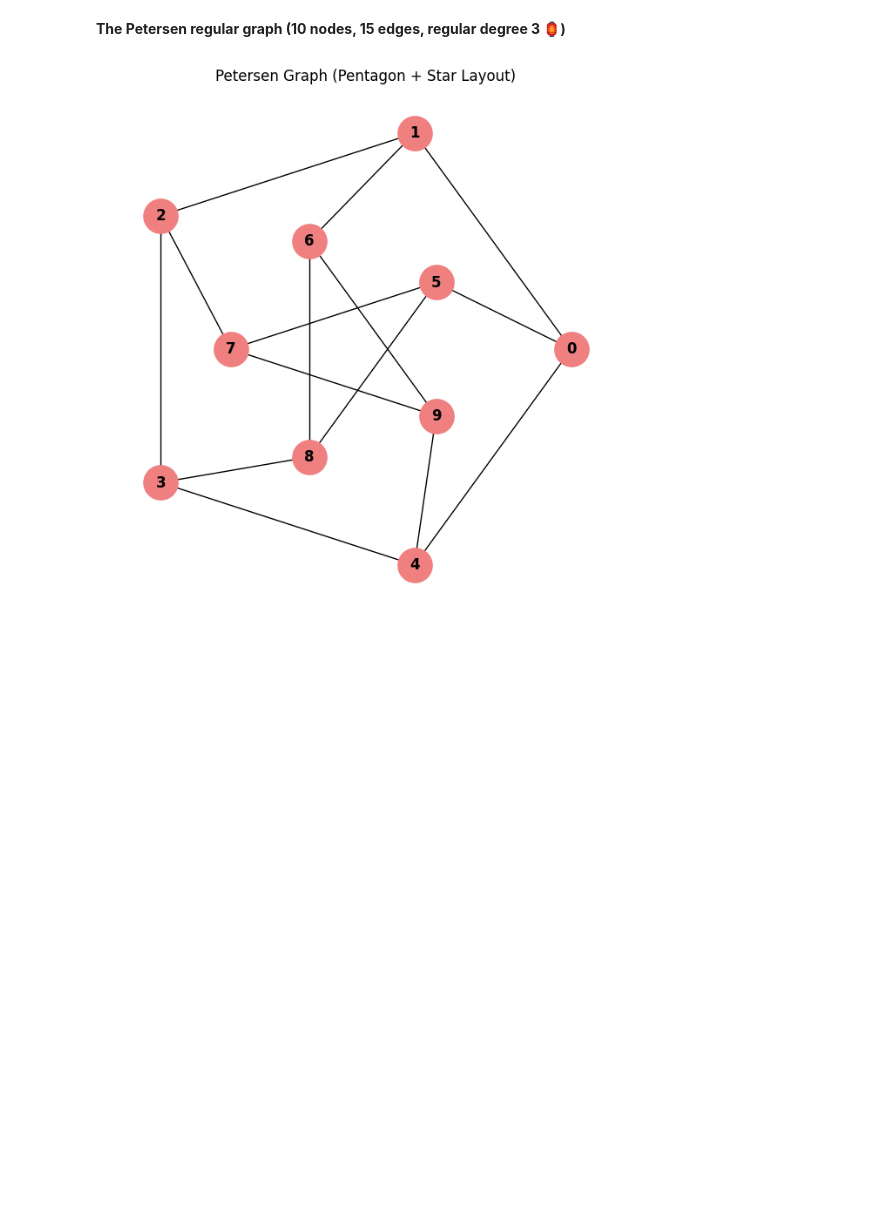
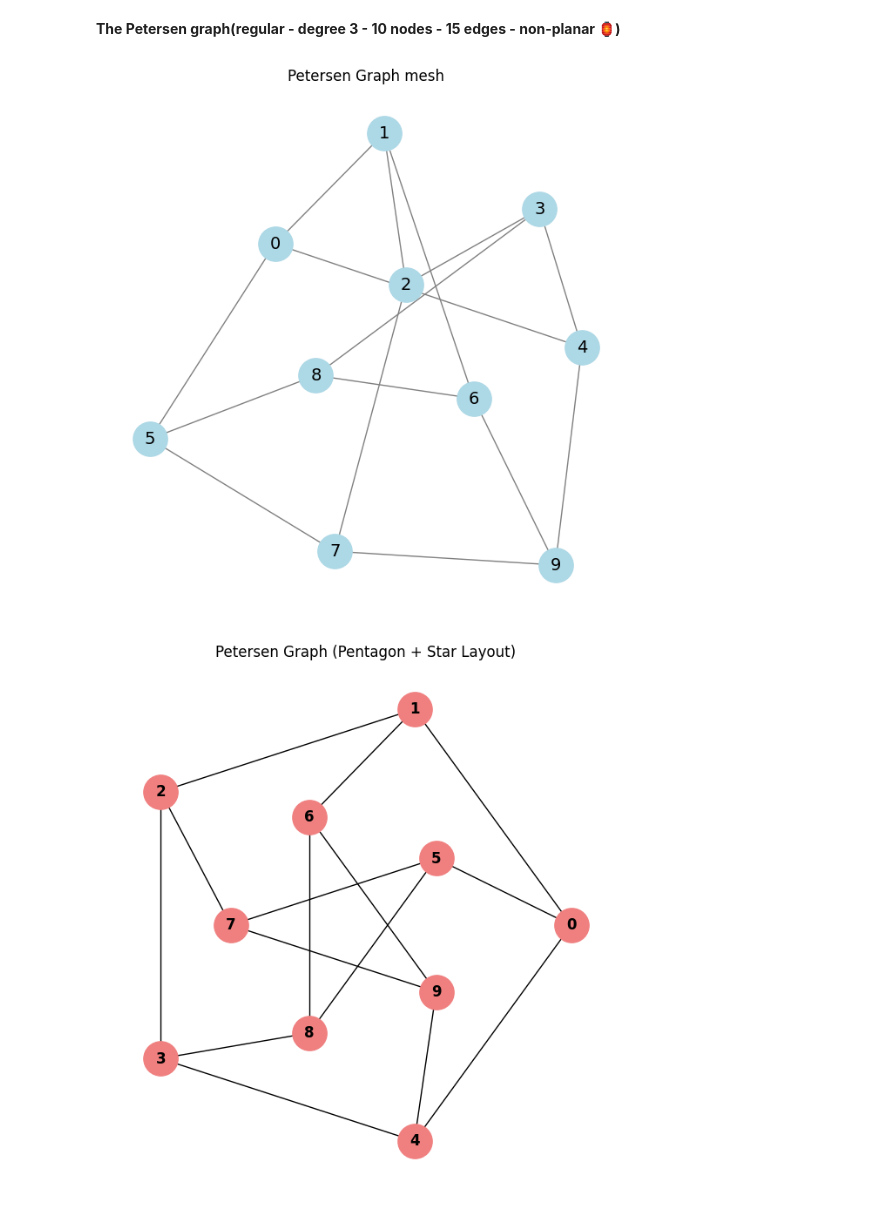
Before and after one commit to MarieGutiz/SCAnalysis, a Jupyter notebook: the_petersen_regular_graph.ipynb, the cells around one changed output. Saved outputs shown, nothing was run; the diff lists cells and outputs as text; code cells hidden in the pictures; blank space fills up the shorter version.

Commit message:
Petersen regular graph - initial mesh

```diff
--- a/the_petersen_regular_graph.ipynb
+++ b/the_petersen_regular_graph.ipynb
@@ -1,7 +1,21 @@
 # %% [markdown]
 <a href="https://colab.research.google.com/github/MarieGutiz/SCAnalysis/blob/specialGraphs/the_petersen_regular_graph.ipynb" target="_parent"><img src="https://colab.research.google.com/assets/colab-badge.svg" alt="Open In Colab"/></a>
 # %% [markdown]
-**The Petersen regular graph (10 nodes, 15 edges, regular degree 3 🏮)**
+**The Petersen graph(regular - degree 3 - 10 nodes - 15 edges - non-planar 🏮)**
+# %%
+import networkx as nx
+import matplotlib.pyplot as plt
+
+# Create the Petersen graph
+G = nx.petersen_graph()
+
+# Draw the graph
+plt.figure(figsize=(6, 6))
+nx.draw(G, with_labels=True, node_color='lightblue', edge_color='gray', node_size=800, font_size=14)
+plt.title("Petersen Graph mesh")
+plt.show()
+# %% [output]
+[figure, added]
 # %%
 import networkx as nx
 import matplotlib.pyplot as plt
```
